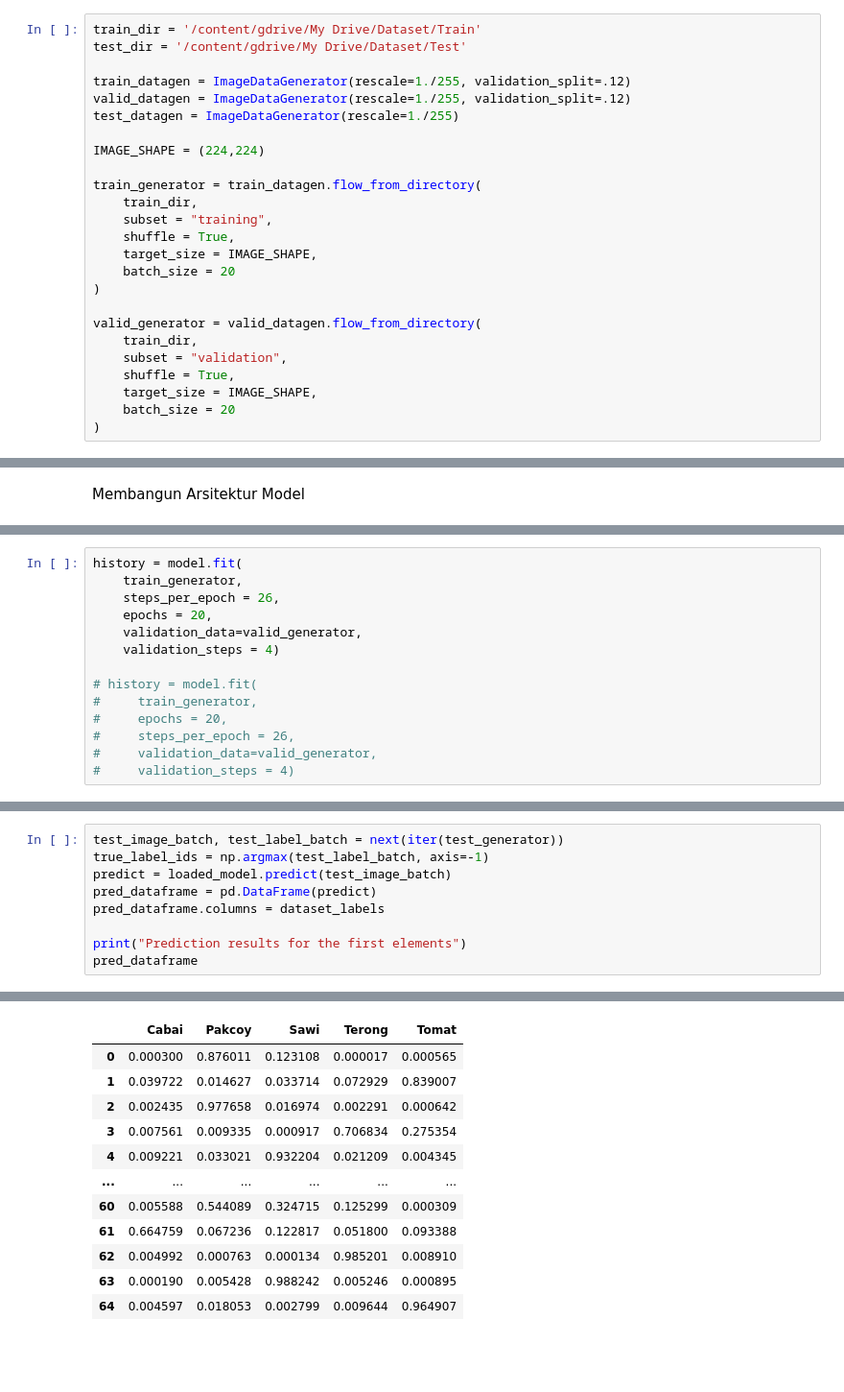
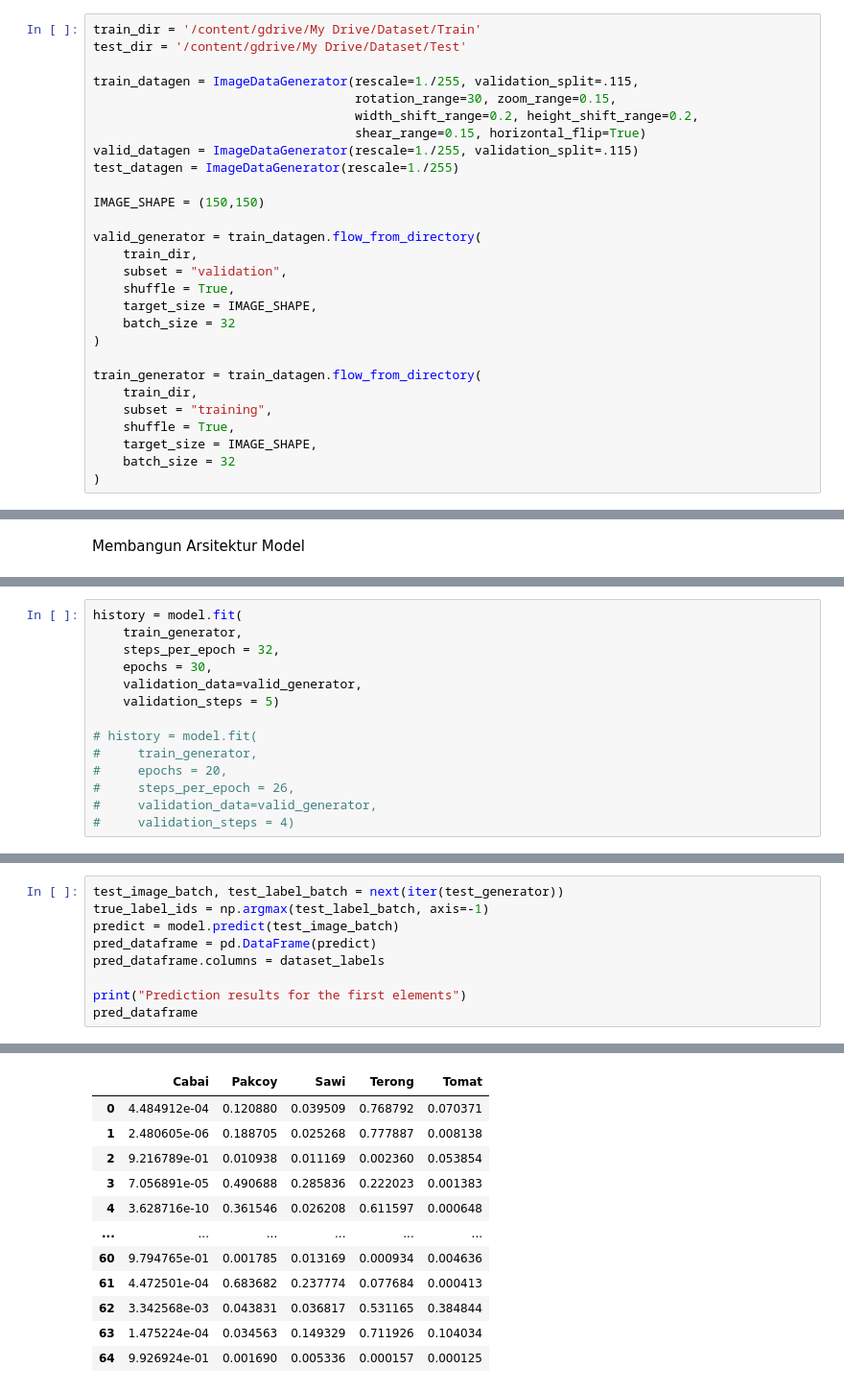
Before and after one commit to arfandiTelU/Skripsi, a Jupyter notebook: Cnn_Klasifikasi_Bibit.ipynb, the cells around one changed output, grey strips where cells are left out. Shown at 96% size. Saved outputs shown, nothing was run; the diff lists cells and outputs as text; blank space fills up the shorter version.

Commit message:
Preprocessing dengan data augmentasi

```diff
--- a/Cnn_Klasifikasi_Bibit.ipynb
+++ b/Cnn_Klasifikasi_Bibit.ipynb
@@ -39,25 +39,28 @@ Mengambil, Memproses, Dan Membagi Data
 train_dir = '/content/gdrive/My Drive/Dataset/Train'
 test_dir = '/content/gdrive/My Drive/Dataset/Test'
 
-train_datagen = ImageDataGenerator(rescale=1./255, validation_split=.12)
-valid_datagen = ImageDataGenerator(rescale=1./255, validation_split=.12)
+train_datagen = ImageDataGenerator(rescale=1./255, validation_split=.115,
+                                   rotation_range=30, zoom_range=0.15,
+                                   width_shift_range=0.2, height_shift_range=0.2,
+                                   shear_range=0.15, horizontal_flip=True)
+valid_datagen = ImageDataGenerator(rescale=1./255, validation_split=.115)
 test_datagen = ImageDataGenerator(rescale=1./255)
 
-IMAGE_SHAPE = (224,224)
+IMAGE_SHAPE = (150,150)
+
+valid_generator = train_datagen.flow_from_directory(
+    train_dir,
+    subset = "validation",
+    shuffle = True,
+    target_size = IMAGE_SHAPE,
+    batch_size = 32
+)
 
 train_generator = train_datagen.flow_from_directory(
     train_dir,
     subset = "training",
     shuffle = True,
     target_size = IMAGE_SHAPE,
-    batch_size = 20
+    batch_size = 32
 )
-
-valid_generator = valid_datagen.flow_from_directory(
-    train_dir,
-    subset = "validation",
-    shuffle = True,
-    target_size = IMAGE_SHAPE,
-    batch_size = 20
-)
 # %% [output]
@@ -129,10 +165,10 @@ model.compile(
 # %%
 history = model.fit(
     train_generator,
-    steps_per_epoch = 26,
-    epochs = 20,
+    steps_per_epoch = 32,
+    epochs = 30,
     validation_data=valid_generator,
-    validation_steps = 4)
+    validation_steps = 5)
 
 # history = model.fit(
 #     train_generator,
@@ -203,26 +243,26 @@ Found 65 images belonging to 5 classes.
 # %%
 test_image_batch, test_label_batch = next(iter(test_generator))
 true_label_ids = np.argmax(test_label_batch, axis=-1)
-predict = loaded_model.predict(test_image_batch)
+predict = model.predict(test_image_batch)
 pred_dataframe = pd.DataFrame(predict)
 pred_dataframe.columns = dataset_labels
 
 print("Prediction results for the first elements")
 pred_dataframe
 # %% [output]
 Prediction results for the first elements
 |  | Cabai | Pakcoy | Sawi | Terong | Tomat |
-| 0 | 0.000300 | 0.876011 | 0.123108 | 0.000017 | 0.000565 |
-| 1 | 0.039722 | 0.014627 | 0.033714 | 0.072929 | 0.839007 |
-| 2 | 0.002435 | 0.977658 | 0.016974 | 0.002291 | 0.000642 |
-| 3 | 0.007561 | 0.009335 | 0.000917 | 0.706834 | 0.275354 |
-| 4 | 0.009221 | 0.033021 | 0.932204 | 0.021209 | 0.004345 |
+| 0 | 4.484912e-04 | 0.120880 | 0.039509 | 0.768792 | 0.070371 |
+| 1 | 2.480605e-06 | 0.188705 | 0.025268 | 0.777887 | 0.008138 |
+| 2 | 9.216789e-01 | 0.010938 | 0.011169 | 0.002360 | 0.053854 |
+| 3 | 7.056891e-05 | 0.490688 | 0.285836 | 0.222023 | 0.001383 |
+| 4 | 3.628716e-10 | 0.361546 | 0.026208 | 0.611597 | 0.000648 |
 | ... | ... | ... | ... | ... | ... |
-| 60 | 0.005588 | 0.544089 | 0.324715 | 0.125299 | 0.000309 |
-| 61 | 0.664759 | 0.067236 | 0.122817 | 0.051800 | 0.093388 |
-| 62 | 0.004992 | 0.000763 | 0.000134 | 0.985201 | 0.008910 |
-| 63 | 0.000190 | 0.005428 | 0.988242 | 0.005246 | 0.000895 |
-| 64 | 0.004597 | 0.018053 | 0.002799 | 0.009644 | 0.964907 |
+| 60 | 9.794765e-01 | 0.001785 | 0.013169 | 0.000934 | 0.004636 |
+| 61 | 4.472501e-04 | 0.683682 | 0.237774 | 0.077684 | 0.000413 |
+| 62 | 3.342568e-03 | 0.043831 | 0.036817 | 0.531165 | 0.384844 |
+| 63 | 1.475224e-04 | 0.034563 | 0.149329 | 0.711926 | 0.104034 |
+| 64 | 9.926924e-01 | 0.001690 | 0.005336 | 0.000157 | 0.000125 |
 65 rows × 5 columns
 # %%
 true_labels = dataset_labels[true_label_ids]
```
Also changed, not shown: parts of 12 cells of this notebook.
